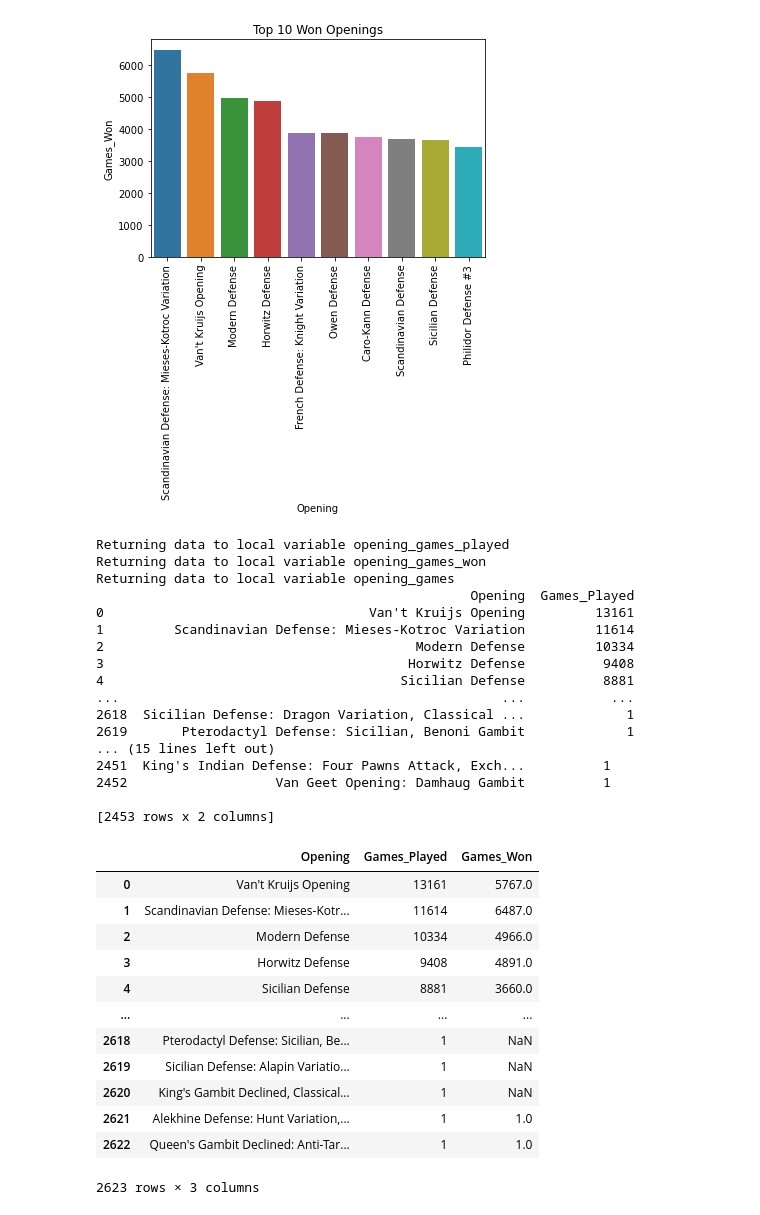
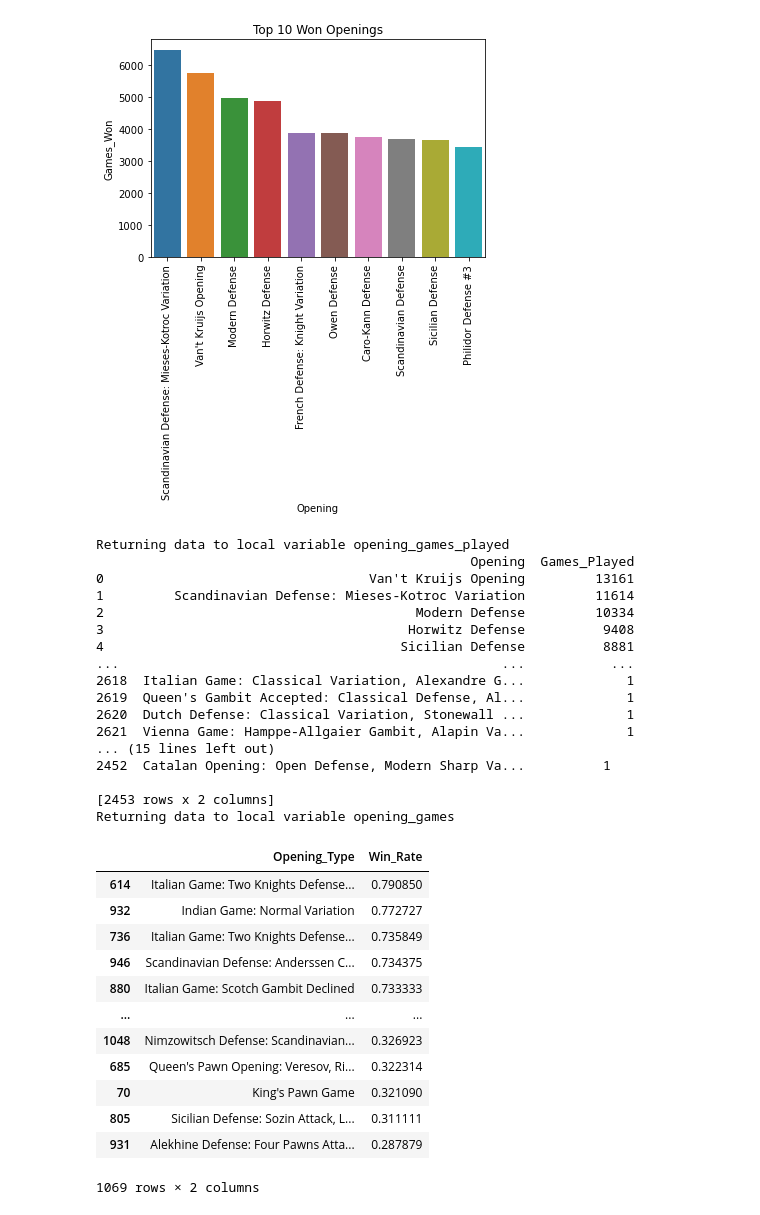
Before and after one commit to jeanie-liu/chess_win_predictor, a Jupyter notebook: summary_descriptive_stats.ipynb, the cells around one changed output. Cells and saved outputs as stored; diff of their text form; code cells hidden in the pictures.

Commit message:
win rates of each opening
computed win rates for each opening and appended win rates to individual chess game

```diff
--- a/summary_descriptive_stats.ipynb
+++ b/summary_descriptive_stats.ipynb
@@ -159,47 +159,67 @@ Returning data to local variable top_ten_won_openings
 [figure]
 # %%
 #adding win rate column for each opening
+
+#all openings with corresponding number of games played
 %sql opening_games_played << SELECT Opening, COUNT(Event) As Games_Played \
-FROM chess GROUP BY Opening ORDER BY Games_Played DESC
+FROM chess_games GROUP BY Opening ORDER BY Games_Played DESC
 
+print(opening_games_played)
+
+#all openings with corresponding number of games won
 %sql opening_games_won << SELECT Opening, COUNT(Event) AS Games_Won \
-FROM chess WHERE Result = '1-0' GROUP BY Opening ORDER BY Games_Won DESC
+FROM chess_games WHERE Result = '1-0' GROUP BY Opening ORDER BY Games_Won DESC
 
+print(opening_games_won)
+
+#joining games played and games won by opening
 %sql opening_games << SELECT opening_games_played.Opening, Games_Played, Games_Won \
 FROM opening_games_played LEFT JOIN opening_games_won \
 ON opening_games_played.Opening = opening_games_won.Opening ORDER BY Games_Played DESC
 
-print(opening_games_played)
-print(opening_games_won)
-opening_games
+#drop NaNs --> NaNs in Games_Won column indicate that opening has 0 games won
+opening_games.dropna()
+
+#filter for openings that have at least 50 games played
+opening_games = opening_games[opening_games['Games_Played'] >= 50]
+
+#compute win rate column and sort by win rate
+opening_games['Win_Rate'] = opening_games['Games_Won'] / opening_games['Games_Played']
+opening_win_rate = opening_games.sort_values(by = ['Win_Rate'], ascending = False)
+
+#drop columns Games_Played and Games_Won; rename Opening to Opening_Type for later merging
+opening_win_rate = opening_win_rate.drop(columns = ['Games_Played', 'Games_Won'])
+opening_win_rate = opening_win_rate.rename(columns={'Opening': 'Opening_Type'})
+
+display(opening_win_rate)
 # %% [output]
 Returning data to local variable opening_games_played
-Returning data to local variable opening_games_won
-Returning data to local variable opening_games
                                                 Opening  Games_Played
 0                                  Van't Kruijs Opening         13161
 1         Scandinavian Defense: Mieses-Kotroc Variation         11614
 2                                        Modern Defense         10334
 3                                       Horwitz Defense          9408
 4                                      Sicilian Defense          8881
 ...                                                 ...           ...
-2618  Sicilian Defense: Dragon Variation, Classical ...             1
-2619       Pterodactyl Defense: Sicilian, Benoni Gambit             1
+2618  Italian Game: Classical Variation, Alexandre G...             1
+2619  Queen's Gambit Accepted: Classical Defense, Al...             1
+2620  Dutch Defense: Classical Variation, Stonewall ...             1
+2621  Vienna Game: Hamppe-Allgaier Gambit, Alapin Va...             1
 ... (15 lines left out)
-2451  King's Indian Defense: Four Pawns Attack, Exch...          1
-2452                   Van Geet Opening: Damhaug Gambit          1
+2452  Catalan Opening: Open Defense, Modern Sharp Va...          1
 
 [2453 rows x 2 columns]
+Returning data to local variable opening_games
-|  | Opening | Games_Played | Games_Won |
-| 0 | Van't Kruijs Opening | 13161 | 5767.0 |
-| 1 | Scandinavian Defense: Mieses-Kotr... | 11614 | 6487.0 |
-| 2 | Modern Defense | 10334 | 4966.0 |
-| 3 | Horwitz Defense | 9408 | 4891.0 |
-| 4 | Sicilian Defense | 8881 | 3660.0 |
-| ... | ... | ... | ... |
-| 2618 | Pterodactyl Defense: Sicilian, Be... | 1 | NaN |
-| 2619 | Sicilian Defense: Alapin Variatio... | 1 | NaN |
-| 2620 | King's Gambit Declined, Classical... | 1 | NaN |
-| 2621 | Alekhine Defense: Hunt Variation,... | 1 | 1.0 |
-| 2622 | Queen's Gambit Declined: Anti-Tar... | 1 | 1.0 |
+|  | Opening_Type | Win_Rate |
+| 614 | Italian Game: Two Knights Defense... | 0.790850 |
+| 932 | Indian Game: Normal Variation | 0.772727 |
+| 736 | Italian Game: Two Knights Defense... | 0.735849 |
+| 946 | Scandinavian Defense: Anderssen C... | 0.734375 |
+| 880 | Italian Game: Scotch Gambit Declined | 0.733333 |
+| ... | ... | ... |
+| 1048 | Nimzowitsch Defense: Scandinavian... | 0.326923 |
+| 685 | Queen's Pawn Opening: Veresov, Ri... | 0.322314 |
+| 70 | King's Pawn Game | 0.321090 |
+| 805 | Sicilian Defense: Sozin Attack, L... | 0.311111 |
+| 931 | Alekhine Defense: Four Pawns Atta... | 0.287879 |
-2623 rows × 3 columns
+1069 rows × 2 columns
```
Also changed, not shown: parts of 6 cells of this notebook, 3 other files.
